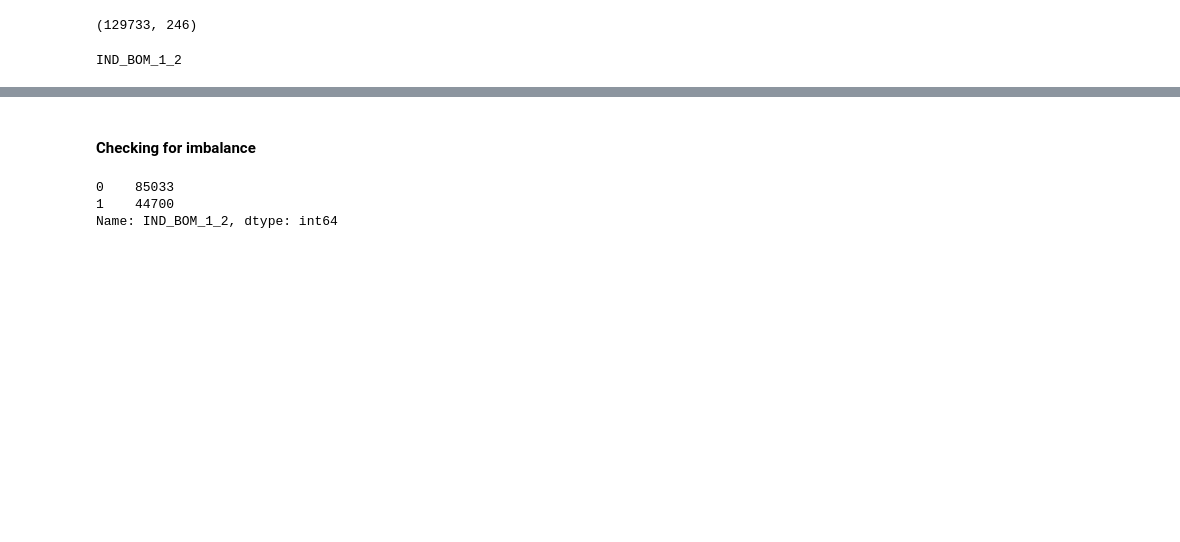
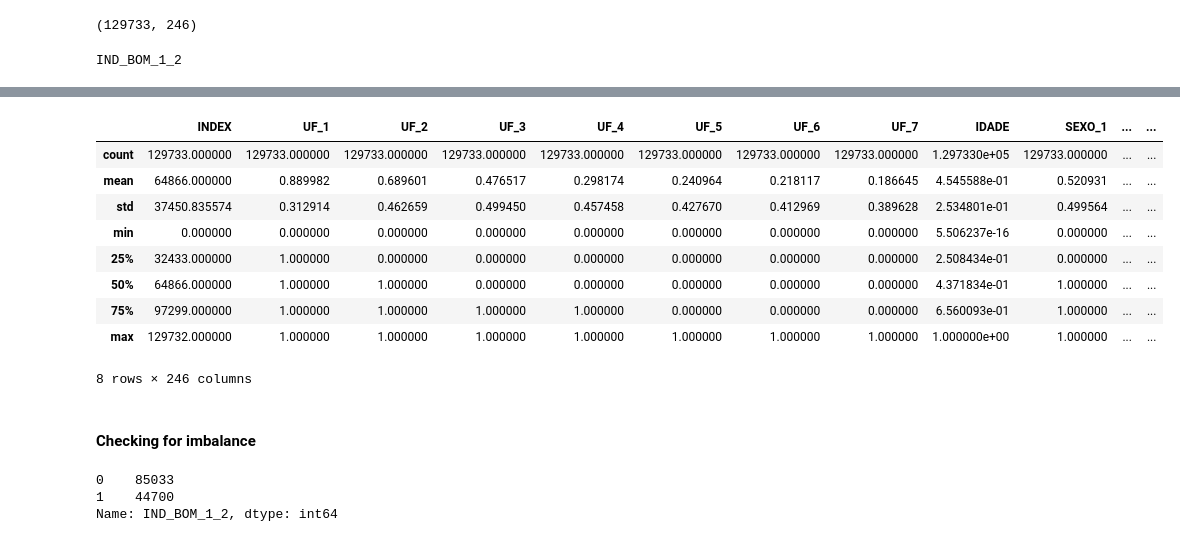
Before and after one commit to MendesHeitor/Credit-Analisys-Classification, a Jupyter notebook: src/Binary_Class.ipynb, the cells around one changed output, grey strips where cells are left out. Cells and saved outputs as stored; diff of their text form; code cells hidden in the pictures; blank space fills up the shorter version.

```diff
--- a/src/Binary_Class.ipynb
+++ b/src/Binary_Class.ipynb
@@ -72,3 +111,16 @@ IND_BOM_1_2
+# %%
+test_df.describe()
+# %% [output]
+|  | INDEX | UF_1 | UF_2 | UF_3 | UF_4 | UF_5 | UF_6 | UF_7 | IDADE | SEXO_1 | ... | ... |
+| count | 129733.000000 | 129733.000000 | 129733.000000 | 129733.000000 | 129733.000000 | 129733.000000 | 129733.000000 | 129733.000000 | 1.297330e+05 | 129733.000000 | ... | ... |
+| mean | 64866.000000 | 0.889982 | 0.689601 | 0.476517 | 0.298174 | 0.240964 | 0.218117 | 0.186645 | 4.545588e-01 | 0.520931 | ... | ... |
+| std | 37450.835574 | 0.312914 | 0.462659 | 0.499450 | 0.457458 | 0.427670 | 0.412969 | 0.389628 | 2.534801e-01 | 0.499564 | ... | ... |
+| min | 0.000000 | 0.000000 | 0.000000 | 0.000000 | 0.000000 | 0.000000 | 0.000000 | 0.000000 | 5.506237e-16 | 0.000000 | ... | ... |
+| 25% | 32433.000000 | 1.000000 | 0.000000 | 0.000000 | 0.000000 | 0.000000 | 0.000000 | 0.000000 | 2.508434e-01 | 0.000000 | ... | ... |
+| 50% | 64866.000000 | 1.000000 | 1.000000 | 0.000000 | 0.000000 | 0.000000 | 0.000000 | 0.000000 | 4.371834e-01 | 1.000000 | ... | ... |
+| 75% | 97299.000000 | 1.000000 | 1.000000 | 1.000000 | 1.000000 | 0.000000 | 0.000000 | 0.000000 | 6.560093e-01 | 1.000000 | ... | ... |
+| max | 129732.000000 | 1.000000 | 1.000000 | 1.000000 | 1.000000 | 1.000000 | 1.000000 | 1.000000 | 1.000000e+00 | 1.000000 | ... | ... |
+8 rows × 246 columns
 # %%
 # Separating in label and input
 X_test = test_df.drop([Class], axis=1)
```
Also changed, not shown: parts of 22 cells of this notebook.
